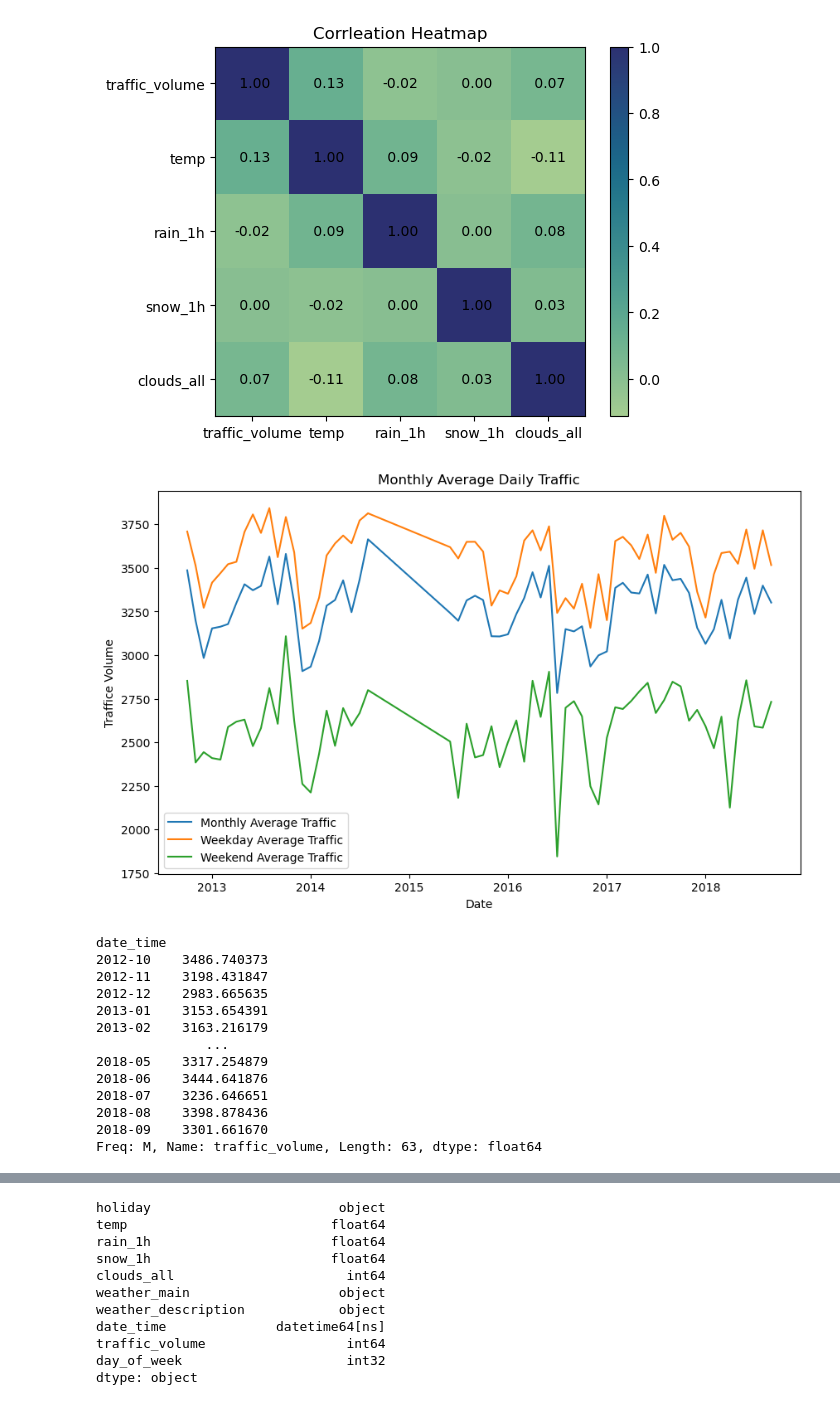
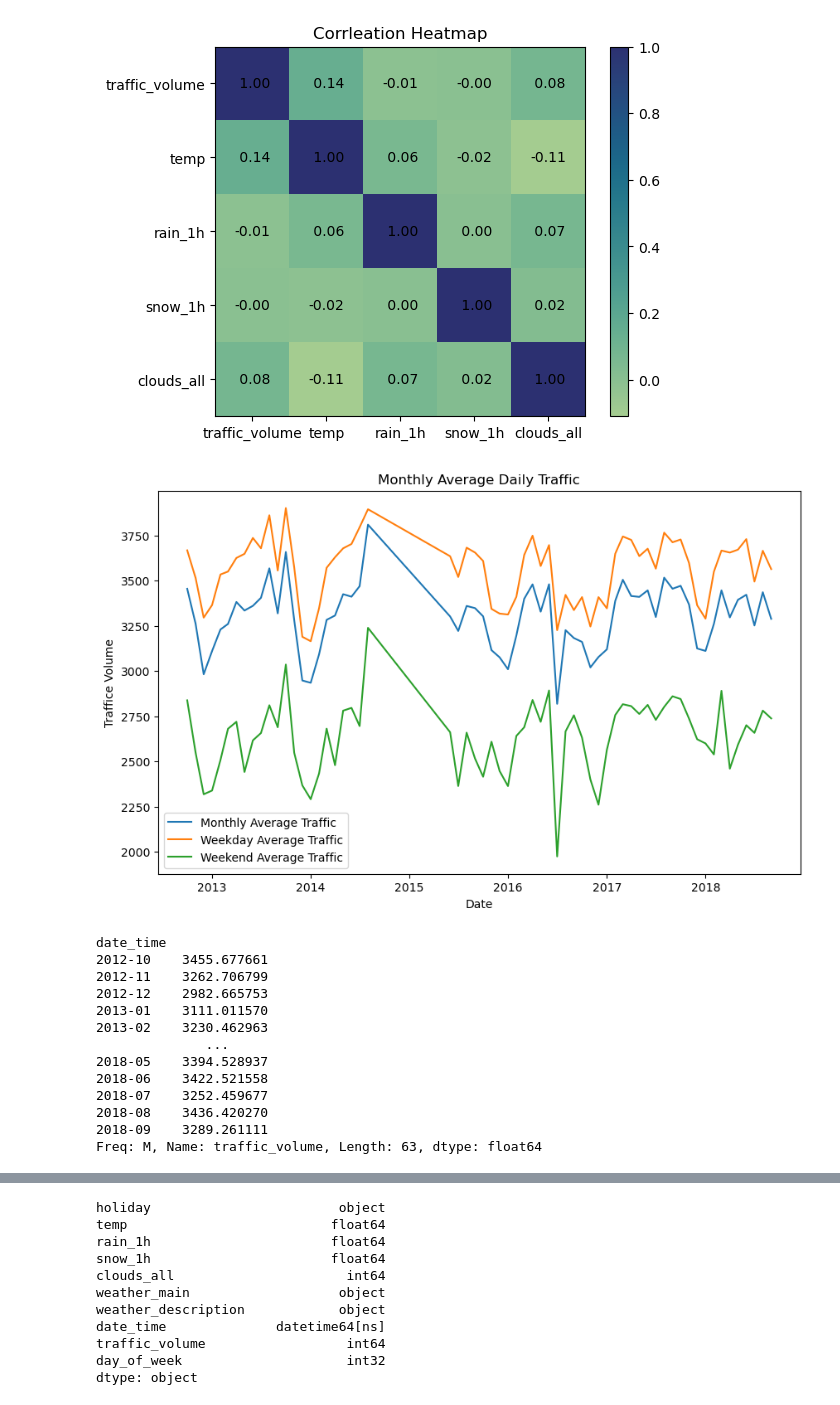
Before and after one commit to ajwilson79/traffic_volume_analysis, a Jupyter notebook: rajeev_branch01/traffic_analysis.ipynb, the cells around one changed output, grey strips where cells are left out. Drawn from its saved outputs; the diff is of its cells as text; code cells hidden in the pictures.

Commit message:
holiday cleanup

```diff
--- a/rajeev_branch01/traffic_analysis.ipynb
+++ b/rajeev_branch01/traffic_analysis.ipynb
@@ -64,3 +64,35 @@ Traffic_Volume_df.head()
 | 2 | NaN | 61.574 | 0.0 | 0.0 | 90 | Clouds | overcast clouds | 2012-10-02 11:00:00 | ... |
 | 3 | NaN | 62.564 | 0.0 | 0.0 | 90 | Clouds | overcast clouds | 2012-10-02 12:00:00 | ... |
 | 4 | NaN | 64.382 | 0.0 | 0.0 | 75 | Clouds | broken clouds | 2012-10-02 13:00:00 | ... |
+# %%
+#Holiday Cleanup
+# It will take some time for execution completion #
+for index, row in Traffic_Volume_df.iterrows():
+
+    if row['holiday'] !='None':
+        holiday_value = row['holiday']
+
+        for i in range (1,50):
+
+            if index + i < len(Traffic_Volume_df):
+
+                if Traffic_Volume_df.at[index+i, 'date_time'].date() == Traffic_Volume_df.at[index, 'date_time'].date() :
+
+                    Traffic_Volume_df.at[index+i, 'holiday'] = holiday_value
+
+
+            else:
+
+                break
+Traffic_Volume_df.to_csv("data_cleanup.csv", index=False)
+# %%
+#remve duplicates for coulmn "date_time"
+print("Before duplictes removal", Traffic_Volume_df.count())
+
+duplicates = Traffic_Volume_df[Traffic_Volume_df.duplicated('date_time')]
+
+print ("no. of duplicates:" , len(duplicates))
+
+Traffic_Volume_df.drop_duplicates('date_time', inplace=True)
+Traffic_Volume_df.to_csv("duplicates_removed.csv", index=False)
+print("After duplictes removal", Traffic_Volume_df.count())
@@ -109,9 +156,9 @@ traffic_volume         48204
 dtype: int64
 # %%
-#drop duplicates
-Traffic_Volume_df.drop_duplicates(inplace=True)
-#check row count after dropping duplicates
-Traffic_Volume_df.count()
+# #drop duplicates
+# Traffic_Volume_df.drop_duplicates(inplace=True)
+# #check row count after dropping duplicates
+# Traffic_Volume_df.count()
 # %% [output]
 holiday                48187
 temp                   48187
@@ -545,50 +591,50 @@ monthly_avg_traffic = Traffic_Volume_df.groupby(Traffic_Volume_df['date_time'].d
 weekdays_data = Traffic_Volume_df[Traffic_Volume_df['day_of_week']<5]  #Weekdays Monday to Friday
 weekends_data = Traffic_Volume_df[Traffic_Volume_df['day_of_week']>=5] #Weekends Saturday to Sunday
 
 #Group Weekday and Weekend data  by month and calulate average daily traffic
 weekday_avg_traffic = weekdays_data.groupby(weekdays_data['date_time'].dt.to_period('M'))['traffic_volume'].mean()
 weekend_avg_traffic = weekends_data.groupby(weekends_data['date_time'].dt.to_period('M'))['traffic_volume'].mean()
 
 
 # Plot graphs
 plt.figure(figsize=(10,6))
 
 #Monthly average daily traffic
 
 plt.plot(monthly_avg_traffic.index.to_timestamp(), monthly_avg_traffic, label='Monthly Average Traffic')
 
 #Weekday average daily traffic
 
 plt.plot(weekday_avg_traffic.index.to_timestamp(), weekday_avg_traffic, label='Weekday Average Traffic')
 
 #Weekend average daily traffic
 
 plt.plot(weekend_avg_traffic.index.to_timestamp(), weekend_avg_traffic, label='Weekend Average Traffic')
 
 plt.xlabel('Date')
-plt.ylabel('Traffice Volume')
+plt.ylabel('Traffic Volume')
 plt.title('Monthly Average Daily Traffic')
 
 plt.legend()
 
 plt.show()
 # %% [output]
-[figure, old version]
+[figure, new version]
 # %%
 print(monthly_avg_traffic)
 # %% [output]
 date_time
-2012-10    3486.740373
-2012-11    3198.431847
-2012-12    2983.665635
-2013-01    3153.654391
-2013-02    3163.216179
+2012-10    3455.677661
+2012-11    3262.706799
+2012-12    2982.665753
+2013-01    3111.011570
+2013-02    3230.462963
               ...
-2018-05    3317.254879
-2018-06    3444.641876
-2018-07    3236.646651
-2018-08    3398.878436
-2018-09    3301.661670
+2018-05    3394.528937
+2018-06    3422.521558
+2018-07    3252.459677
+2018-08    3436.420270
+2018-09    3289.261111
 Freq: M, Name: traffic_volume, Length: 63, dtype: float64
 # %%
 print (weekday_avg_traffic)
```
Also changed, not shown: parts of 26 cells of this notebook, 2 other files.
